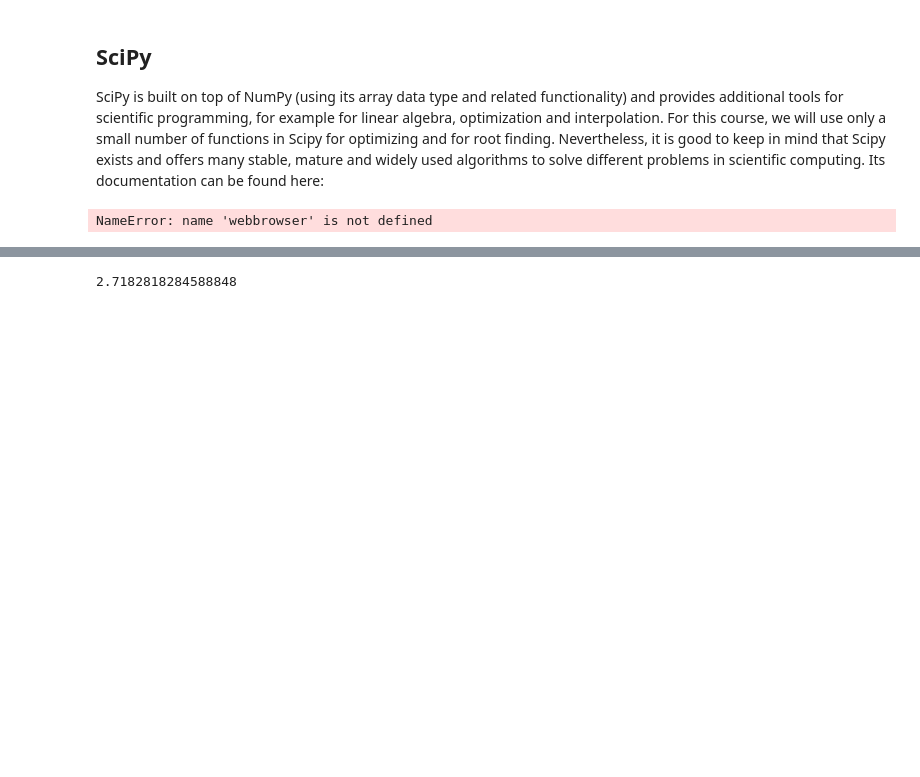
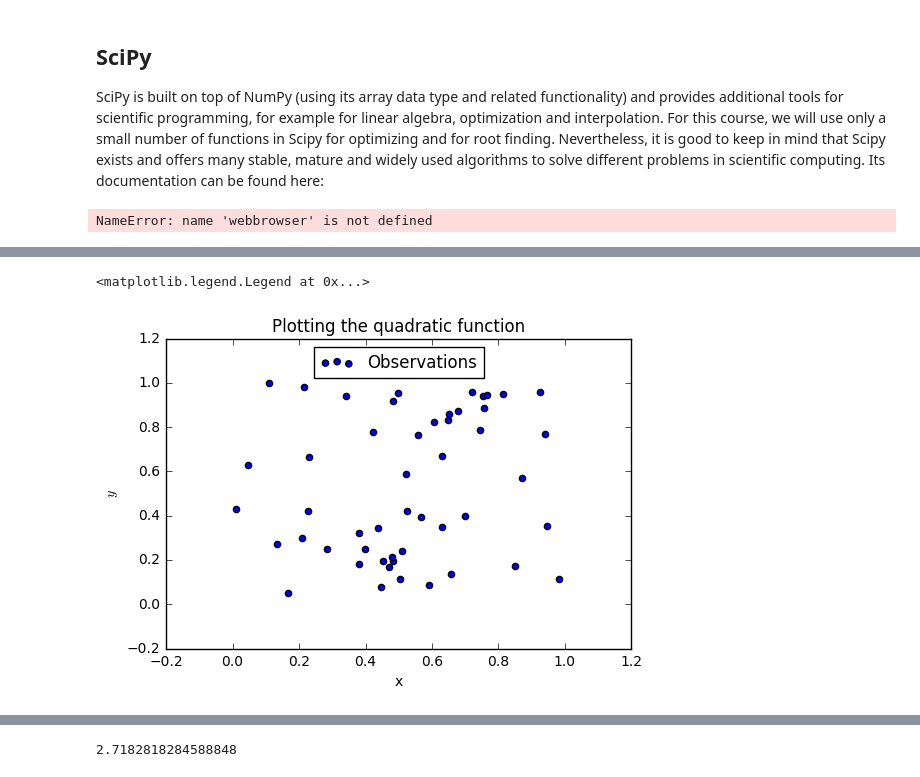
Before and after one commit to Moony2D/Python-Intro-ifo, a Jupyter notebook: PyIntro_Scipy.ipynb, the cells around one changed output, grey strips where cells are left out. Saved outputs shown, nothing was run; the diff lists cells and outputs as text; code cells hidden in the pictures; blank space fills up the shorter version.

```diff
--- a/PyIntro_Scipy.ipynb
+++ b/PyIntro_Scipy.ipynb
@@ -133,0 +171,17 @@ NameError: name 'webbrowser' is not defined
+# %%
+X=np.random.rand(50,3)
+X[:,0]=1
+#print (X)
+y=np.random.rand(50,1)
+#print (y)
+# %%
+import matplotlib.pyplot as plt
+fig, ax = plt.subplots()
+ax.scatter(X[:,1], y, label='Observations')
+ax.set_title('Plotting the quadratic function')
+ax.set_xlabel('x')
+ax.set_ylabel('$y$')
+ax.legend(loc = 'upper center')
+# %% [output]
+<matplotlib.legend.Legend at 0x...>
+[figure, added]
```
Also changed, not shown: parts of 14 cells of this notebook, 3 other files.
